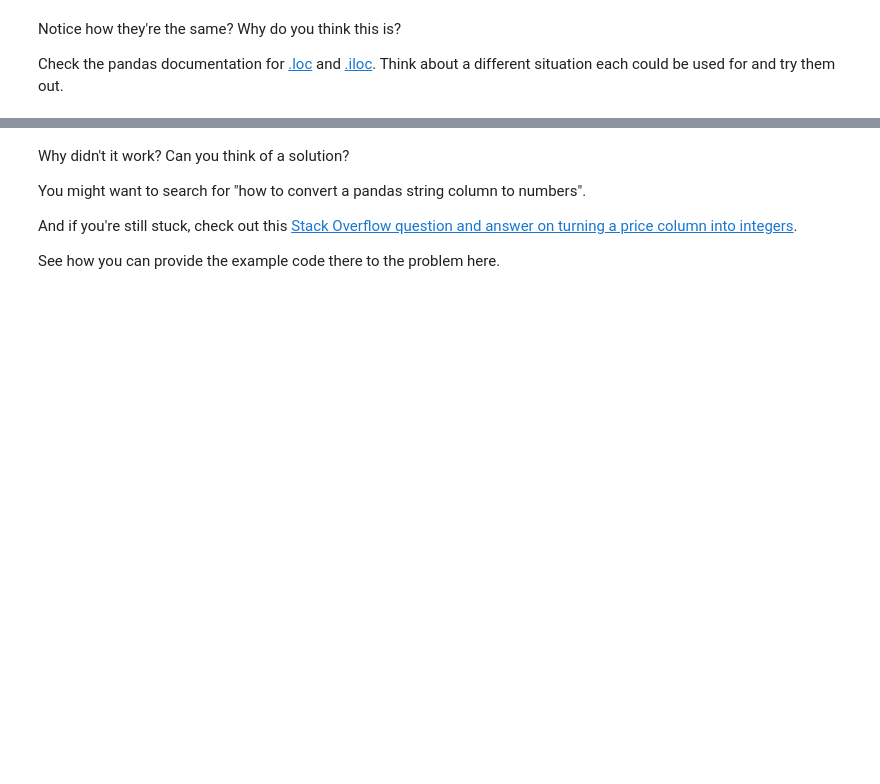
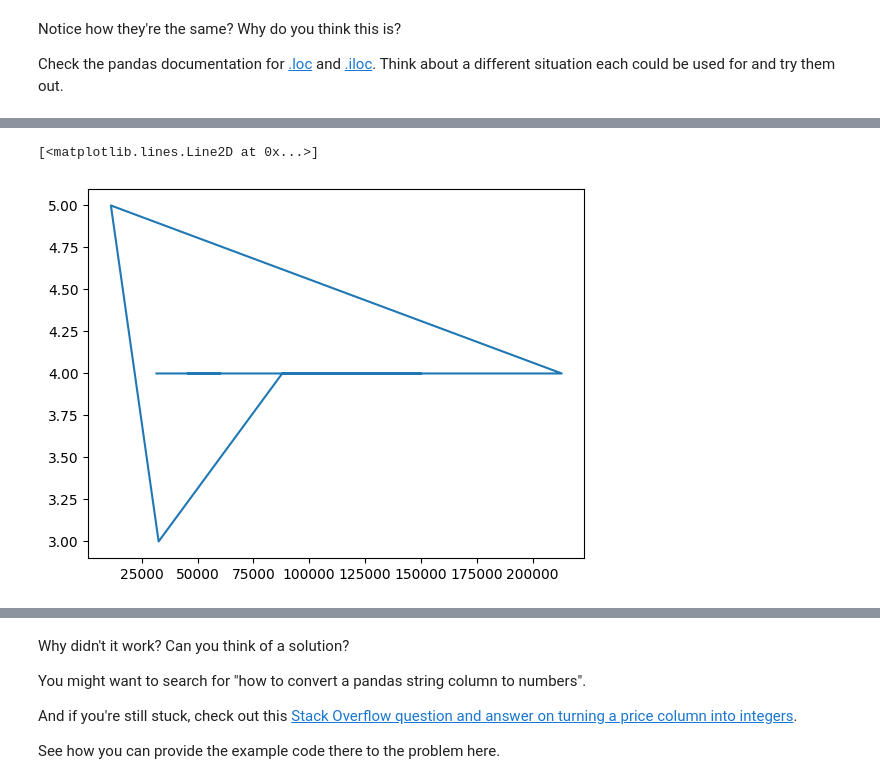
Before and after one commit to techLust/python_experiment, a Jupyter notebook: pandas-exercises.ipynb, the cells around one changed output, grey strips where cells are left out. Cells and saved outputs as stored; diff of their text form; code cells hidden in the pictures; blank space fills up the shorter version.

```diff
--- a/pandas-exercises.ipynb
+++ b/pandas-exercises.ipynb
@@ -114,5 +256,13 @@ Check the pandas documentation for [.loc](https://pandas.pydata.org/pandas-docs/
 # %%
 # Import Matplotlib and create a plot of the Odometer column
 # Don't forget to use %matplotlib inline
+%matplotlib inline
+import matplotlib.pyplot as plt
+
+plt.plot(car_sales_data["Odometer (KM)"], car_sales_data["Doors"])
+# car_sales_data["Odometer (KM)"].plot()
+# %% [output]
+[<matplotlib.lines.Line2D at 0x...>]
+[figure, added]
 # %%
 # Create a histogram of the Odometer column using hist()
```
Also changed, not shown: parts of 42 cells of this notebook, 4 other files.
